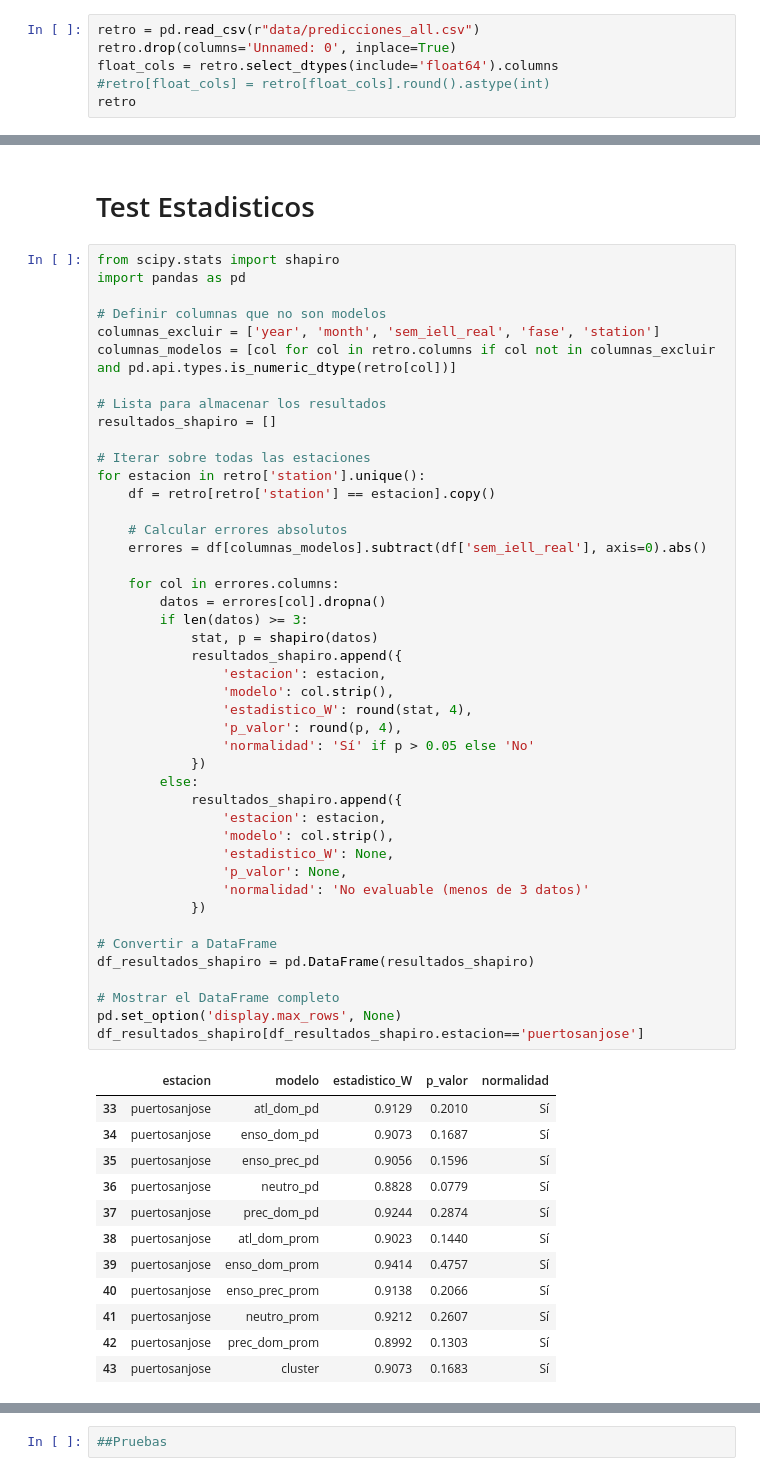
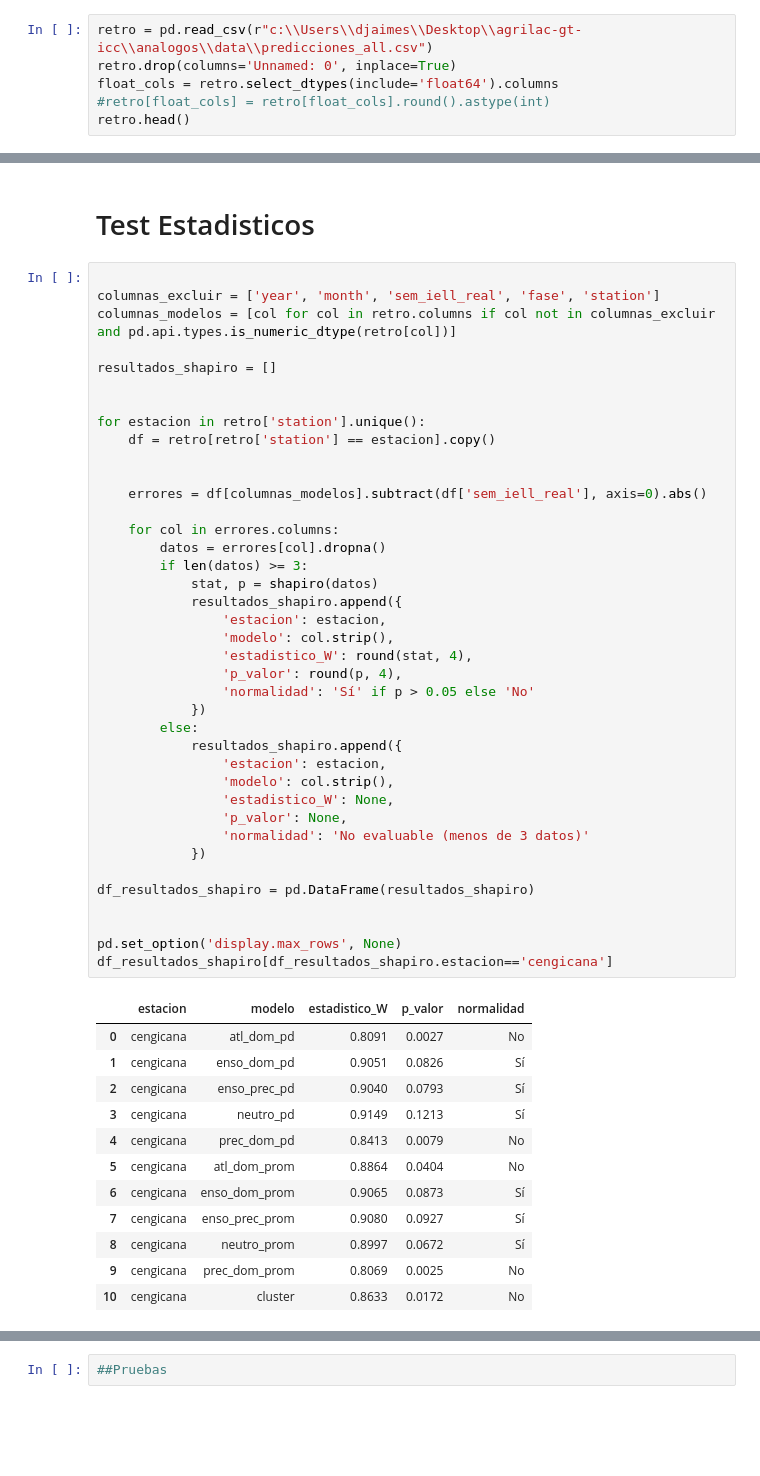
Before and after one commit to alliance-datascience/agrilac-gt-icc, a Jupyter notebook: analogos/scripts/analisis.ipynb, the cells around one changed output, grey strips where cells are left out. Drawn from its saved outputs; the diff is of its cells as text; blank space fills up the shorter version.

```diff
--- a/analogos/scripts/analisis.ipynb
+++ b/analogos/scripts/analisis.ipynb
@@ -6,9 +18,9 @@ import seaborn as sns
 # %%
-retro = pd.read_csv(r"data/predicciones_all.csv")
+retro = pd.read_csv(r"c:\\Users\\djaimes\\Desktop\\agrilac-gt-icc\\analogos\\data\\predicciones_all.csv")
 retro.drop(columns='Unnamed: 0', inplace=True)
 float_cols = retro.select_dtypes(include='float64').columns
 #retro[float_cols] = retro[float_cols].round().astype(int)
-retro
+retro.head()
 # %% [output]
 |  | year | station | atl_dom_pd | enso_dom_pd | enso_prec_pd | neutro_pd | prec_dom_pd | atl_dom_prom | ... |
 | 0 | 2007 | cengicana | 23.800 | 23.500 | 23.500 | 23.800 | 23.500 | 23.6 | ... |
@@ -155,60 +151,55 @@ for estacion in retro['station'].unique():
 # %% [markdown]
 # Test Estadisticos
 # %%
-from scipy.stats import shapiro
-import pandas as pd
 
-# Definir columnas que no son modelos
 columnas_excluir = ['year', 'month', 'sem_iell_real', 'fase', 'station']
 columnas_modelos = [col for col in retro.columns if col not in columnas_excluir and pd.api.types.is_numeric_dtype(retro[col])]
 
-# Lista para almacenar los resultados
 resultados_shapiro = []
 
-# Iterar sobre todas las estaciones
+
 for estacion in retro['station'].unique():
     df = retro[retro['station'] == estacion].copy()
 
-    # Calcular errores absolutos
+
     errores = df[columnas_modelos].subtract(df['sem_iell_real'], axis=0).abs()
 
     for col in errores.columns:
         datos = errores[col].dropna()
         if len(datos) >= 3:
             stat, p = shapiro(datos)
             resultados_shapiro.append({
                 'estacion': estacion,
                 'modelo': col.strip(),
                 'estadistico_W': round(stat, 4),
                 'p_valor': round(p, 4),
                 'normalidad': 'Sí' if p > 0.05 else 'No'
             })
         else:
             resultados_shapiro.append({
                 'estacion': estacion,
                 'modelo': col.strip(),
                 'estadistico_W': None,
                 'p_valor': None,
                 'normalidad': 'No evaluable (menos de 3 datos)'
             })
 
-# Convertir a DataFrame
 df_resultados_shapiro = pd.DataFrame(resultados_shapiro)
 
-# Mostrar el DataFrame completo
+
 pd.set_option('display.max_rows', None)
-df_resultados_shapiro[df_resultados_shapiro.estacion=='puertosanjose']
+df_resultados_shapiro[df_resultados_shapiro.estacion=='cengicana']
 # %% [output]
 |  | estacion | modelo | estadistico_W | p_valor | normalidad |
-| 33 | puertosanjose | atl_dom_pd | 0.9129 | 0.2010 | Sí |
-| 34 | puertosanjose | enso_dom_pd | 0.9073 | 0.1687 | Sí |
-| 35 | puertosanjose | enso_prec_pd | 0.9056 | 0.1596 | Sí |
-| 36 | puertosanjose | neutro_pd | 0.8828 | 0.0779 | Sí |
-| 37 | puertosanjose | prec_dom_pd | 0.9244 | 0.2874 | Sí |
-| 38 | puertosanjose | atl_dom_prom | 0.9023 | 0.1440 | Sí |
-| 39 | puertosanjose | enso_dom_prom | 0.9414 | 0.4757 | Sí |
-| 40 | puertosanjose | enso_prec_prom | 0.9138 | 0.2066 | Sí |
-| 41 | puertosanjose | neutro_prom | 0.9212 | 0.2607 | Sí |
-| 42 | puertosanjose | prec_dom_prom | 0.8992 | 0.1303 | Sí |
-| 43 | puertosanjose | cluster | 0.9073 | 0.1683 | Sí |
+| 0 | cengicana | atl_dom_pd | 0.8091 | 0.0027 | No |
+| 1 | cengicana | enso_dom_pd | 0.9051 | 0.0826 | Sí |
+| 2 | cengicana | enso_prec_pd | 0.9040 | 0.0793 | Sí |
+| 3 | cengicana | neutro_pd | 0.9149 | 0.1213 | Sí |
+| 4 | cengicana | prec_dom_pd | 0.8413 | 0.0079 | No |
+| 5 | cengicana | atl_dom_prom | 0.8864 | 0.0404 | No |
+| 6 | cengicana | enso_dom_prom | 0.9065 | 0.0873 | Sí |
+| 7 | cengicana | enso_prec_prom | 0.9080 | 0.0927 | Sí |
+| 8 | cengicana | neutro_prom | 0.8997 | 0.0672 | Sí |
+| 9 | cengicana | prec_dom_prom | 0.8069 | 0.0025 | No |
+| 10 | cengicana | cluster | 0.8633 | 0.0172 | No |
 # %%
```
Also changed, not shown: parts of 18 cells of this notebook, 1 other file.
